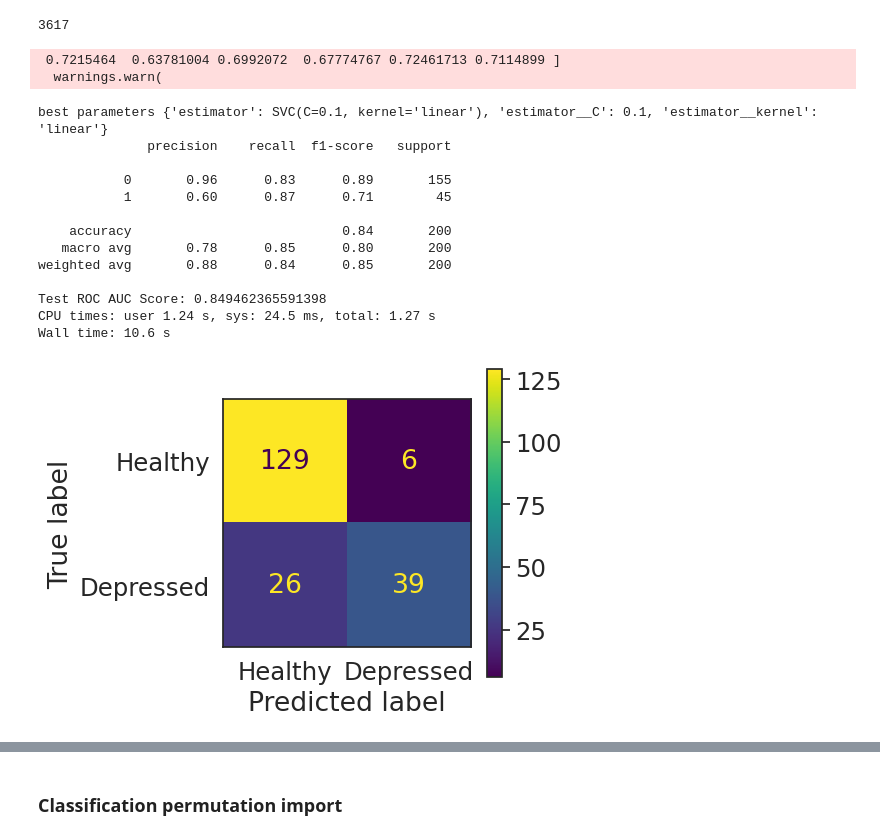
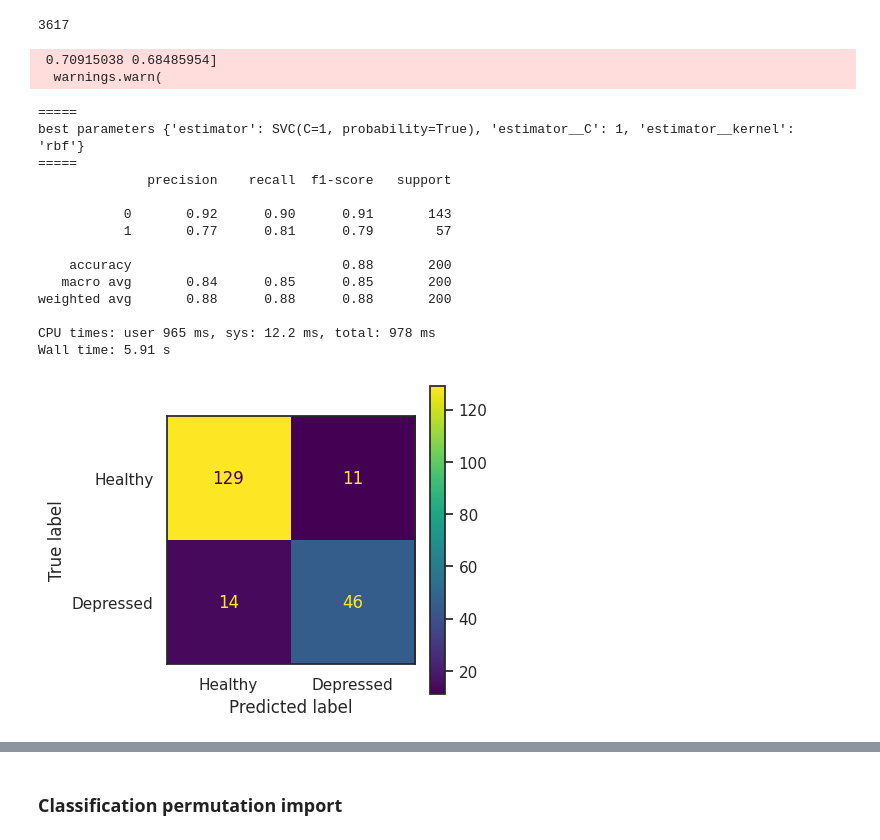
Before and after one commit to danielmlow/tutorials, a Jupyter notebook: machine_learning/regression_and_classification.ipynb, the cells around one changed output, grey strips where cells are left out. Saved outputs shown, nothing was run; the diff lists cells and outputs as text; code cells hidden in the pictures.

```diff
--- a/machine_learning/regression_and_classification.ipynb
+++ b/machine_learning/regression_and_classification.ipynb
@@ -337,6 +304,8 @@ Anxiety independent variables ['PHQ9_Total' 'Lockdown_adherence' 'Age' 'Family_I
 We're going to fit LASSO models and optimize the alpha or L1 parameter (regularization strength).
 # %% [markdown]
 ### Hyperparameter tuning on training set
+# %%
+plt.rcParams["figure.figsize"] = (6,6)
 # %%
 
 
@@ -417,7 +386,7 @@ for X_i,y_i,variables,name in [
     r2_all.append([name,np.round(r2,2)])
 
     #Plot predictions vs true
-    rcParams['figure.figsize'] = 4,4
+
     coef = np.polyfit(y_test,y_pred,1)
     poly1d_fn = np.poly1d(coef)
     # poly1d_fn is now a function which takes in x and returns an estimate for y
@@ -457,5 +426,7 @@ coefs_all_clean
 # %% [markdown]
 # Classification
+# %%
+plt.rcParams["figure.figsize"] = (4,4)
 # %%
 import random
 from sklearn.inspection import permutation_importance
@@ -502,15 +479,16 @@ params_grid = [
                 'estimator__penalty': ['l1', 'l2'],
                 },
                 {
-                'estimator':[SVC()],
+                'estimator':[SVC(probability=True)],
                 'estimator__C': [0.1, 1, 10],
                  'estimator__kernel': ['linear', 'rbf'],
                 },
-                {
-                'estimator': [RandomForestClassifier()],
-                'estimator__n_estimators': [50, 250],
-                'estimator__max_depth': [3,10],
-                },
+               # For the ROC AUC below, we need to output the probabilities, not sure
+                # {
+                # 'estimator': [RandomForestClassifier()],
+                # 'estimator__n_estimators': [50, 250],
+                # 'estimator__max_depth': [3,10],
+                # },
                ]
 # %%
 len(X_depression)
@@ -519,48 +497,49 @@ len(X_depression)
 # %%
 %%time
 toy = True
 
 if toy:
   # use a subsample
   m = 1000
   X_depression_toy, y_depression_binary_toy = zip(*random.sample(list(zip(X_depression, y_depression_binary)), m))
   X_train, X_test, y_train, y_test = train_test_split(X_depression_toy, y_depression_binary_toy, test_size=0.2, random_state=42)
 else:
   X_train, X_test, y_train, y_test = train_test_split(X_depression, y_depression_binary, test_size=0.2, random_state=42)
 
 pipeline = Pipeline([
     ('normalize', StandardScaler()),
     ('estimator', LogisticRegression())
-    ])#initialize with any classifier
+    ])#initialize with any classifier, but then it will test all estimators specified in params_grid
+
 # Train the grid search model
-gs = GridSearchCV(pipeline, params_grid, cv=5, n_jobs=-1, scoring='f1').fit(X_train, y_train)
+gs = GridSearchCV(pipeline, params_grid, cv=5, n_jobs=-1, scoring='f1').fit(X_train, y_train) # I use f1-score because it is less affected by class imbalance
 # Best performing model and its corresponding hyperparameters
+print('=====')
 print('best parameters', gs.best_params_)
+print('=====')
+
 # Test data performance
-
 y_pred = gs.predict(X_test)
 print(classification_report(y_pred, y_test))
-print("Test ROC AUC Score:",roc_auc_score(y_pred, y_test))
+cm = confusion_matrix(y_test, y_pred, )
 
-
-y_pred = gs.predict(X_test)
-cm = confusion_matrix(y_test, y_pred)
-
-cm_display = ConfusionMatrixDisplay(cm,display_labels = ['Healthy', 'Depressed']).plot()
+cm_display = ConfusionMatrixDisplay(cm, display_labels = ['Healthy', 'Depressed']).plot()
+plt.grid(False)
 # %% [output]
- 0.7215464  0.63781004 0.6992072  0.67774767 0.72461713 0.7114899 ]
+ 0.70915038 0.68485954]
   warnings.warn(
-best parameters {'estimator': SVC(C=0.1, kernel='linear'), 'estimator__C': 0.1, 'estimator__kernel': 'linear'}
+=====
+best parameters {'estimator': SVC(C=1, probability=True), 'estimator__C': 1, 'estimator__kernel': 'rbf'}
+=====
               precision    recall  f1-score   support
 
-           0       0.96      0.83      0.89       155
-           1       0.60      0.87      0.71        45
+           0       0.92      0.90      0.91       143
+           1       0.77      0.81      0.79        57
 
-    accuracy                           0.84       200
-   macro avg       0.78      0.85      0.80       200
-weighted avg       0.88      0.84      0.85       200
+    accuracy                           0.88       200
+   macro avg       0.84      0.85      0.85       200
+weighted avg       0.88      0.88      0.88       200
 
-Test ROC AUC Score: 0.849462365591398
-CPU times: user 1.24 s, sys: 24.5 ms, total: 1.27 s
-Wall time: 10.6 s
+CPU times: user 965 ms, sys: 12.2 ms, total: 978 ms
+Wall time: 5.91 s
-[figure, old version]
+[figure, new version]
```
Also changed, not shown: parts of 16 cells of this notebook.
